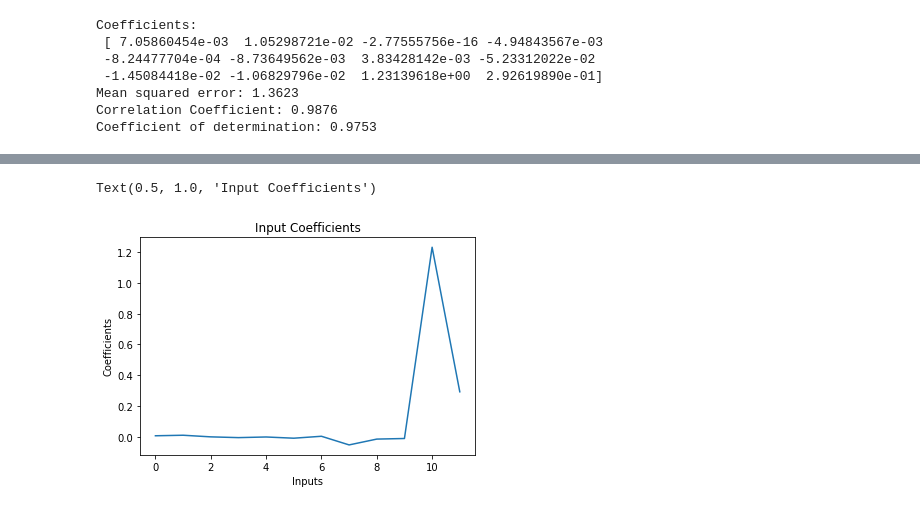
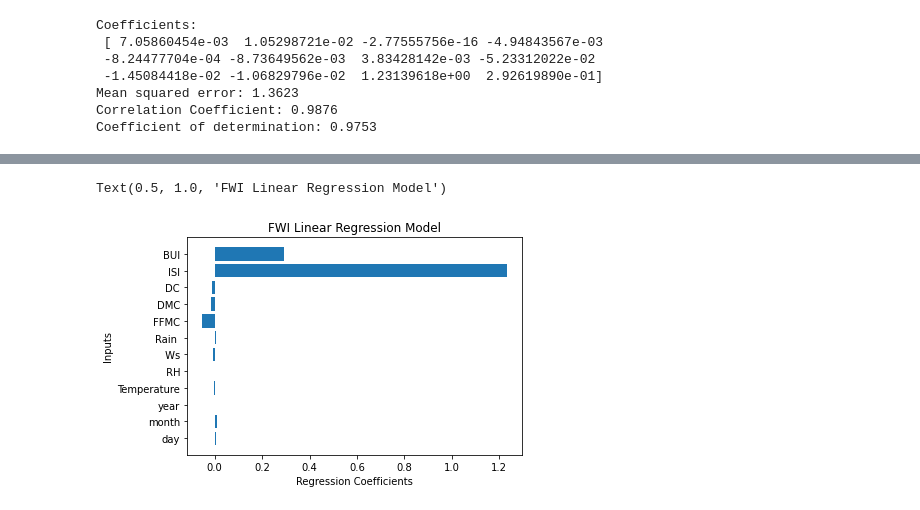
Before and after one commit to Sandrocamargo/deep-learning, a Jupyter notebook: dl_class03_LinearRegression.ipynb, the cells around one changed output, grey strips where cells are left out. Cells and saved outputs as stored; diff of their text form; code cells hidden in the pictures.

```diff
--- a/dl_class03_LinearRegression.ipynb
+++ b/dl_class03_LinearRegression.ipynb
@@ -63,6 +63,7 @@ Inputs($x$) and outputs($y$) must be splitted in different variables.
 # %%
 # Data must be in numpy.ndarray format
 x = data.iloc[:,0:12] # columns from 1 to 11 are the inputs (x)
+col = x.columns #store column names
 x = x.to_numpy() # Convert to numpy.ndarray
 #print(x)
 y = data['FWI'] # column FWI is the output (y)
@@ -109,11 +107,12 @@ plt.show()
-# %%
-plt.plot(regr.coef_)
-plt.xlabel("Inputs")
-plt.ylabel("Coefficients")
-plt.title("Input Coefficients")
-# %% [output]
-Text(0.5, 1.0, 'Input Coefficients')
-[figure, removed]
+# %%
+# Correlation coefficients of inputs
+plt.barh(col, regr.coef_, align='center')
+plt.xlabel("Regression Coefficients")
+plt.ylabel("Inputs")
+plt.title("FWI Linear Regression Model")
+# %% [output]
+Text(0.5, 1.0, 'FWI Linear Regression Model')
+[figure, added]
 # %%
 plt.scatter(x[:,10],y)
 plt.xlabel("ISI")
```
Also changed, not shown: parts of 4 cells of this notebook.
